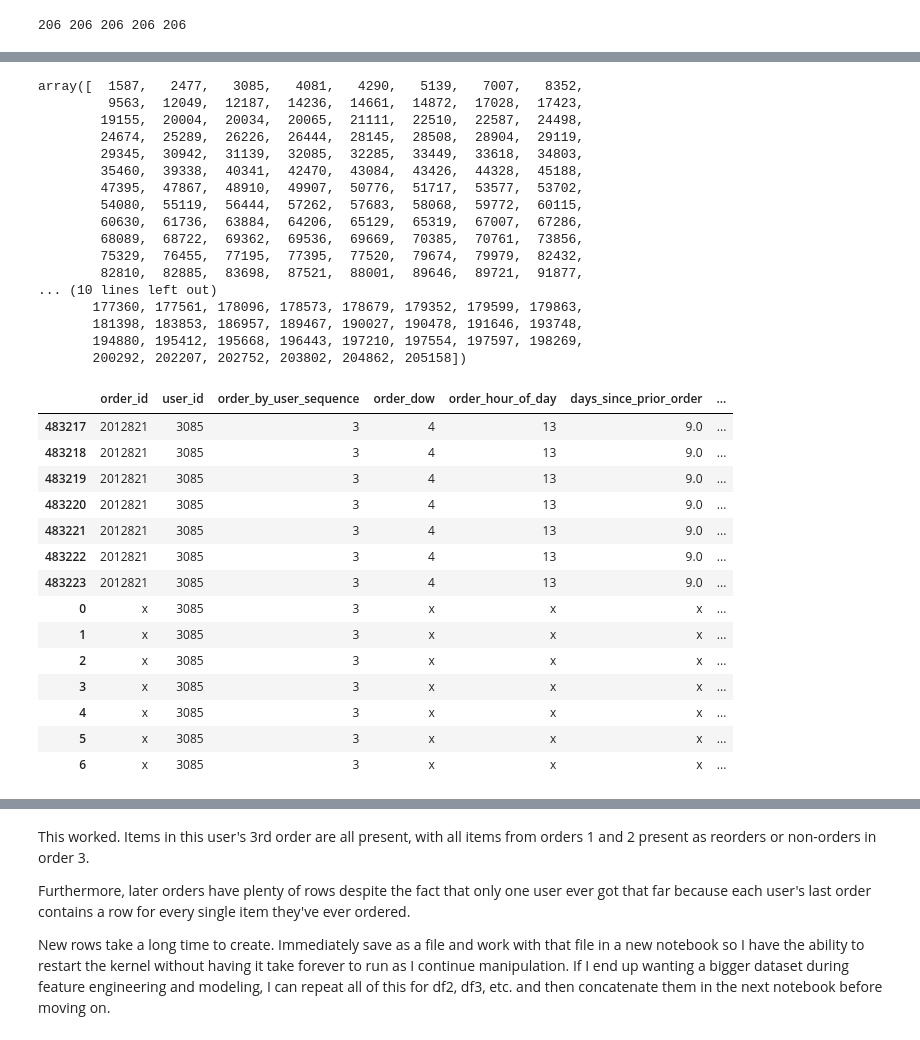
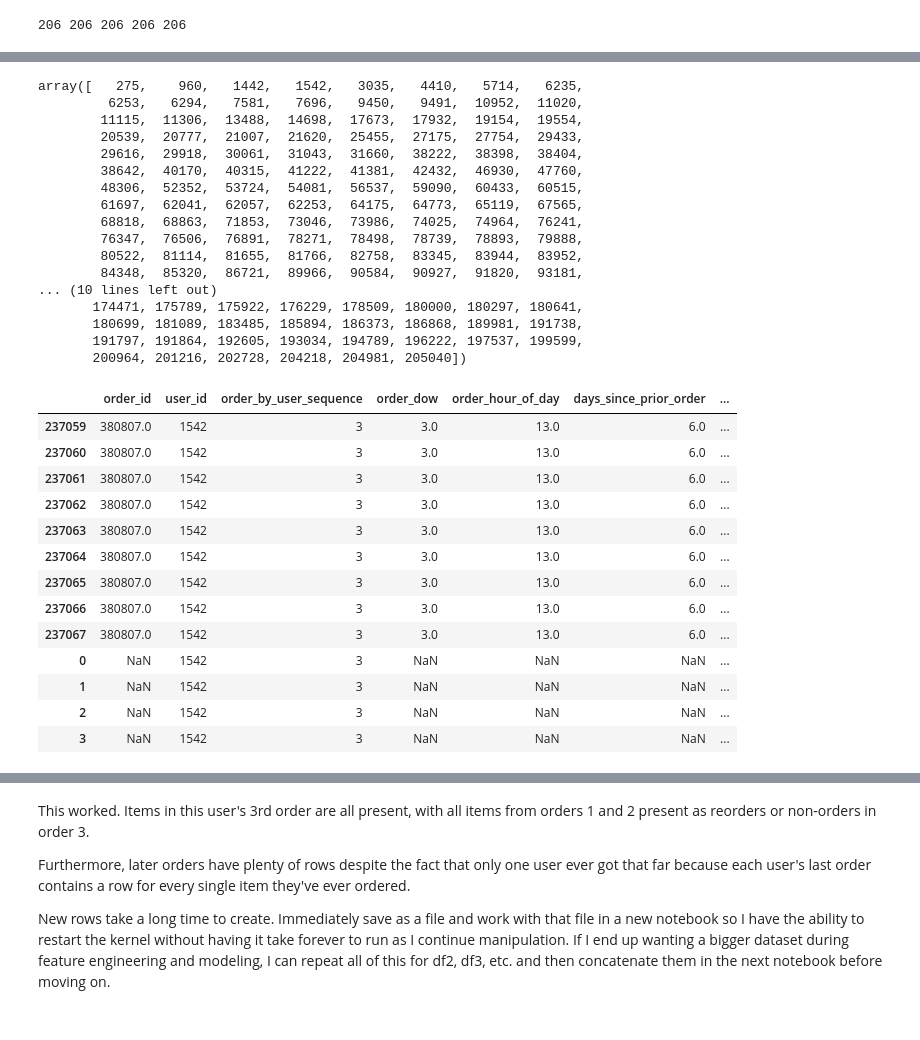
Before and after one commit to fractaldatalearning/Capstone2, a Jupyter notebook: notebooks/preprocessing1a_select_users_add_rows.ipynb, the cells around one changed output, grey strips where cells are left out. Drawn from its saved outputs; the diff is of its cells as text; code cells hidden in the pictures.

```diff
--- a/notebooks/preprocessing1a_select_users_add_rows.ipynb
+++ b/notebooks/preprocessing1a_select_users_add_rows.ipynb
@@ -153,7 +153,7 @@ for user in users1:
 
         # Fill in other columns with nan (for now) for easy concatenation with existing rows.
         new_rows[['order_id', 'order_dow', 'order_hour_of_day', 'days_since_prior_order',
-                  'add_to_cart_sequence', 'reordered', 'aisle_name', 'dept_name']] = 'x'
+                  'add_to_cart_sequence', 'reordered', 'aisle_name', 'dept_name']] = np.nan
 
         # Add these new rows to rows_to_work_with so these values are here when loop goes to
         # next order for this user and these products get duplicated there, as well, if they're
@@ -162,7 +162,7 @@ for user in users1:
 
     # Once all a user's new rows are added, add these new rows to the full df before moving
     # to the next user. These are rows where any of the columns have a value of x
-    user_new_rows = rows_to_work_w.loc[rows_to_work_w['order_id']=='x', :].copy()
+    user_new_rows = rows_to_work_w.loc[rows_to_work_w['order_id'].isnull(), :].copy()
     df1 = pd.concat([df1, user_new_rows])
 
 Audio(sound_file, autoplay=True)
@@ -194,39 +194,38 @@ memory usage: 16.6+ MB
 # Each order>1 should have new rows with add_to_cart_sequence=0 for all items ever ordered
 df1['user_id'].unique()
 # %% [output]
-array([  1587,   2477,   3085,   4081,   4290,   5139,   7007,   8352,
-         9563,  12049,  12187,  14236,  14661,  14872,  17028,  17423,
-        19155,  20004,  20034,  20065,  21111,  22510,  22587,  24498,
-        24674,  25289,  26226,  26444,  28145,  28508,  28904,  29119,
-        29345,  30942,  31139,  32085,  32285,  33449,  33618,  34803,
-        35460,  39338,  40341,  42470,  43084,  43426,  44328,  45188,
-        47395,  47867,  48910,  49907,  50776,  51717,  53577,  53702,
-        54080,  55119,  56444,  57262,  57683,  58068,  59772,  60115,
-        60630,  61736,  63884,  64206,  65129,  65319,  67007,  67286,
-        68089,  68722,  69362,  69536,  69669,  70385,  70761,  73856,
-        75329,  76455,  77195,  77395,  77520,  79674,  79979,  82432,
-        82810,  82885,  83698,  87521,  88001,  89646,  89721,  91877,
+array([   275,    960,   1442,   1542,   3035,   4410,   5714,   6235,
+         6253,   6294,   7581,   7696,   9450,   9491,  10952,  11020,
+        11115,  11306,  13488,  14698,  17673,  17932,  19154,  19554,
+        20539,  20777,  21007,  21620,  25455,  27175,  27754,  29433,
+        29616,  29918,  30061,  31043,  31660,  38222,  38398,  38404,
+        38642,  40170,  40315,  41222,  41381,  42432,  46930,  47760,
+        48306,  52352,  53724,  54081,  56537,  59090,  60433,  60515,
+        61697,  62041,  62057,  62253,  64175,  64773,  65119,  67565,
+        68818,  68863,  71853,  73046,  73986,  74025,  74964,  76241,
+        76347,  76506,  76891,  78271,  78498,  78739,  78893,  79888,
+        80522,  81114,  81655,  81766,  82758,  83345,  83944,  83952,
+        84348,  85320,  86721,  89966,  90584,  90927,  91820,  93181,
 ... (10 lines left out)
-       177360, 177561, 178096, 178573, 178679, 179352, 179599, 179863,
-       181398, 183853, 186957, 189467, 190027, 190478, 191646, 193748,
-       194880, 195412, 195668, 196443, 197210, 197554, 197597, 198269,
-       200292, 202207, 202752, 203802, 204862, 205158])
+       174471, 175789, 175922, 176229, 178509, 180000, 180297, 180641,
+       180699, 181089, 183485, 185894, 186373, 186868, 189981, 191738,
+       191797, 191864, 192605, 193034, 194789, 196222, 197537, 199599,
+       200964, 201216, 202728, 204218, 204981, 205040])
 # %%
-df1[(df1['user_id']==3085) & (df1['order_by_user_sequence']==3)]
+df1[(df1['user_id']==1542) & (df1['order_by_user_sequence']==3)]
 # %% [output]
 |  | order_id | user_id | order_by_user_sequence | order_dow | order_hour_of_day | days_since_prior_order | ... |
-| 483217 | 2012821 | 3085 | 3 | 4 | 13 | 9.0 | ... |
-| 483218 | 2012821 | 3085 | 3 | 4 | 13 | 9.0 | ... |
-| 483219 | 2012821 | 3085 | 3 | 4 | 13 | 9.0 | ... |
-| 483220 | 2012821 | 3085 | 3 | 4 | 13 | 9.0 | ... |
-| 483221 | 2012821 | 3085 | 3 | 4 | 13 | 9.0 | ... |
-| 483222 | 2012821 | 3085 | 3 | 4 | 13 | 9.0 | ... |
-| 483223 | 2012821 | 3085 | 3 | 4 | 13 | 9.0 | ... |
-| 0 | x | 3085 | 3 | x | x | x | ... |
-| 1 | x | 3085 | 3 | x | x | x | ... |
-| 2 | x | 3085 | 3 | x | x | x | ... |
-| 3 | x | 3085 | 3 | x | x | x | ... |
-| 4 | x | 3085 | 3 | x | x | x | ... |
-| 5 | x | 3085 | 3 | x | x | x | ... |
-| 6 | x | 3085 | 3 | x | x | x | ... |
+| 237059 | 380807.0 | 1542 | 3 | 3.0 | 13.0 | 6.0 | ... |
+| 237060 | 380807.0 | 1542 | 3 | 3.0 | 13.0 | 6.0 | ... |
+| 237061 | 380807.0 | 1542 | 3 | 3.0 | 13.0 | 6.0 | ... |
+| 237062 | 380807.0 | 1542 | 3 | 3.0 | 13.0 | 6.0 | ... |
+| 237063 | 380807.0 | 1542 | 3 | 3.0 | 13.0 | 6.0 | ... |
+| 237064 | 380807.0 | 1542 | 3 | 3.0 | 13.0 | 6.0 | ... |
+| 237065 | 380807.0 | 1542 | 3 | 3.0 | 13.0 | 6.0 | ... |
+| 237066 | 380807.0 | 1542 | 3 | 3.0 | 13.0 | 6.0 | ... |
+| 237067 | 380807.0 | 1542 | 3 | 3.0 | 13.0 | 6.0 | ... |
+| 0 | NaN | 1542 | 3 | NaN | NaN | NaN | ... |
+| 1 | NaN | 1542 | 3 | NaN | NaN | NaN | ... |
+| 2 | NaN | 1542 | 3 | NaN | NaN | NaN | ... |
+| 3 | NaN | 1542 | 3 | NaN | NaN | NaN | ... |
 # %%
```
Also changed, not shown: parts of 5 cells of this notebook, 4 other files.
